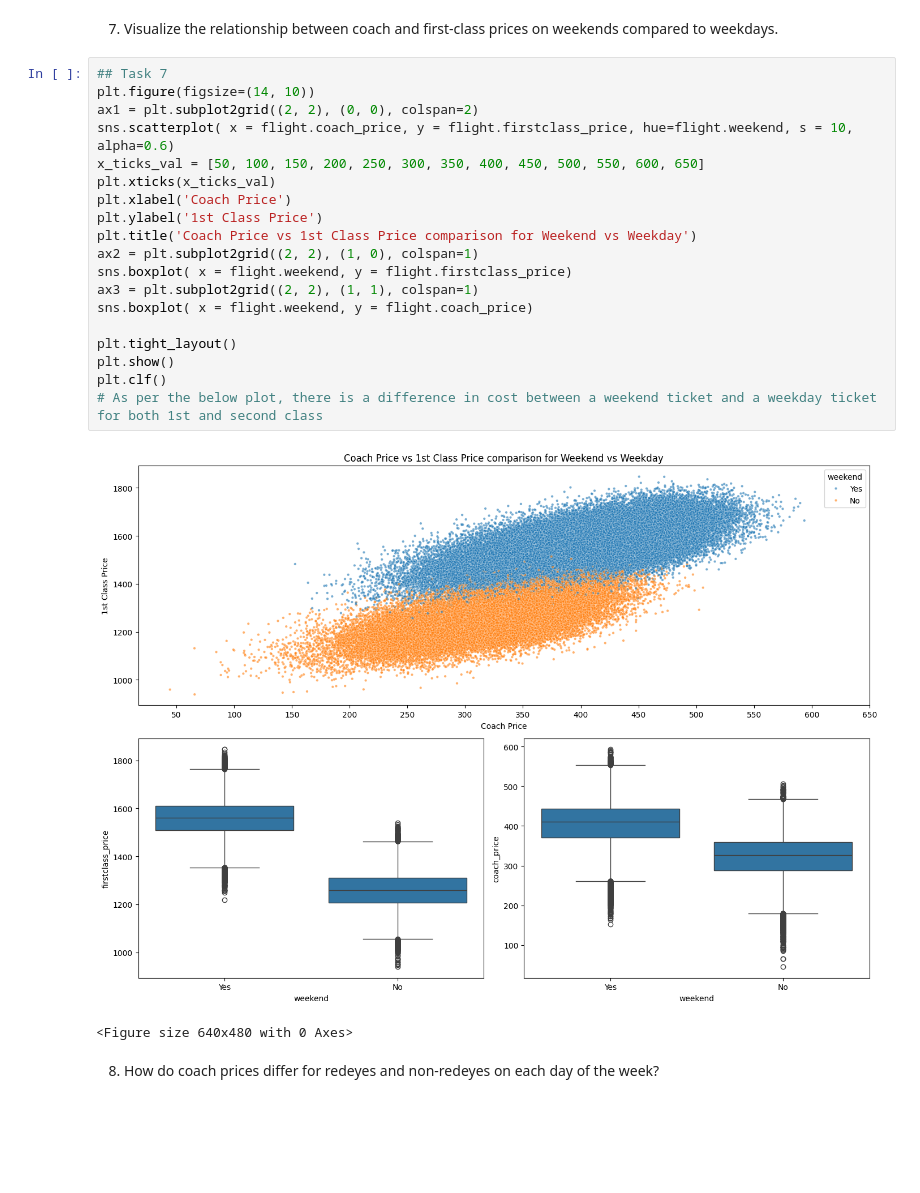
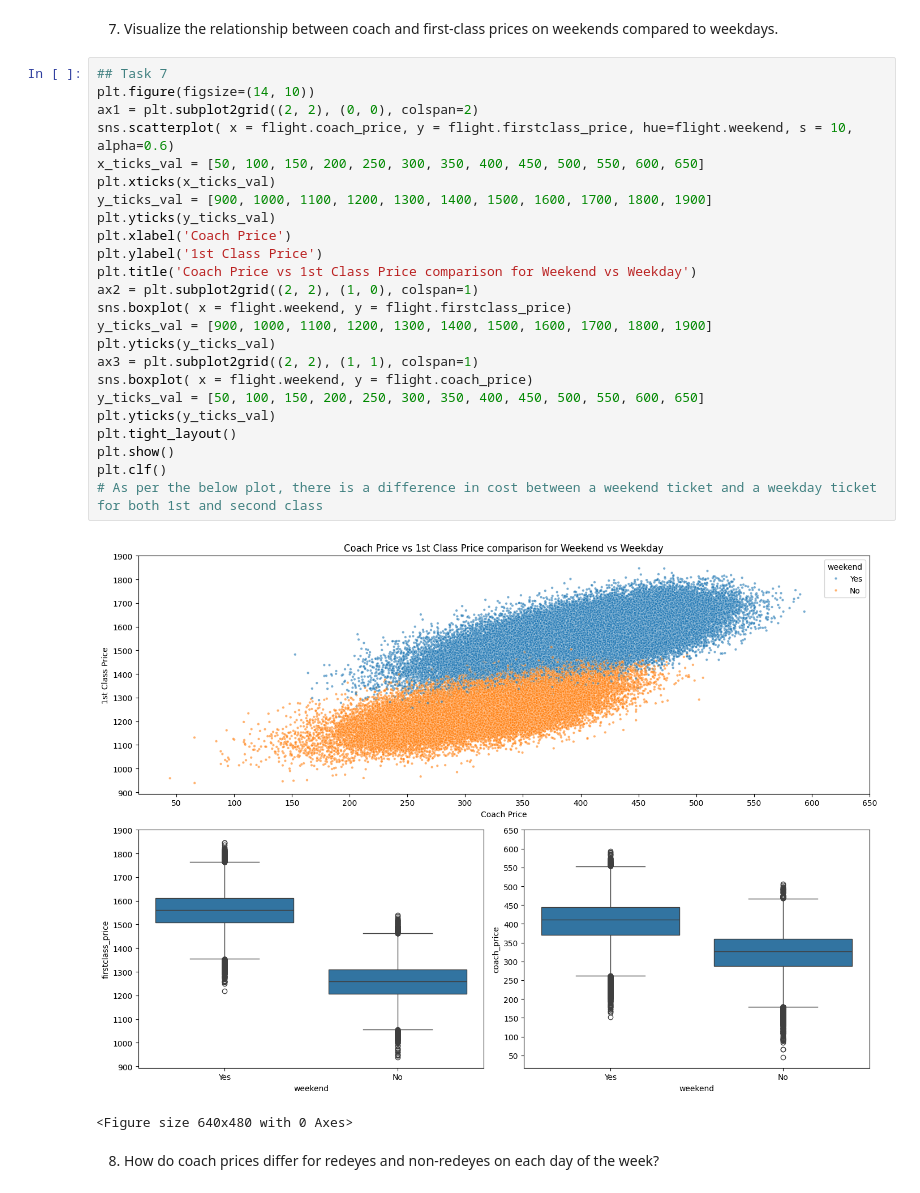
Before and after one commit to Nayr91/Codecademy, a Jupyter notebook: Airline_Analysis.ipynb, the cells around one changed output. Drawn from its saved outputs; the diff is of its cells as text; blank space fills up the shorter version.

```diff
--- a/Airline_Analysis.ipynb
+++ b/Airline_Analysis.ipynb
@@ -186,24 +186,29 @@ plt.clf()
 # %%
 ## Task 7
 plt.figure(figsize=(14, 10))
 ax1 = plt.subplot2grid((2, 2), (0, 0), colspan=2)
 sns.scatterplot( x = flight.coach_price, y = flight.firstclass_price, hue=flight.weekend, s = 10, alpha=0.6)
 x_ticks_val = [50, 100, 150, 200, 250, 300, 350, 400, 450, 500, 550, 600, 650]
 plt.xticks(x_ticks_val)
+y_ticks_val = [900, 1000, 1100, 1200, 1300, 1400, 1500, 1600, 1700, 1800, 1900]
+plt.yticks(y_ticks_val)
 plt.xlabel('Coach Price')
 plt.ylabel('1st Class Price')
 plt.title('Coach Price vs 1st Class Price comparison for Weekend vs Weekday')
 ax2 = plt.subplot2grid((2, 2), (1, 0), colspan=1)
 sns.boxplot( x = flight.weekend, y = flight.firstclass_price)
+y_ticks_val = [900, 1000, 1100, 1200, 1300, 1400, 1500, 1600, 1700, 1800, 1900]
+plt.yticks(y_ticks_val)
 ax3 = plt.subplot2grid((2, 2), (1, 1), colspan=1)
 sns.boxplot( x = flight.weekend, y = flight.coach_price)
-
+y_ticks_val = [50, 100, 150, 200, 250, 300, 350, 400, 450, 500, 550, 600, 650]
+plt.yticks(y_ticks_val)
 plt.tight_layout()
 plt.show()
 plt.clf()
 # As per the below plot, there is a difference in cost between a weekend ticket and a weekday ticket for both 1st and second class
 # %% [output]
-[figure, old version]
+[figure, new version]
 <Figure size 640x480 with 0 Axes>
 # %% [markdown]
 8. How do coach prices differ for redeyes and non-redeyes on each day of the week?
```
Also changed, not shown: parts of 1 cell of this notebook.
